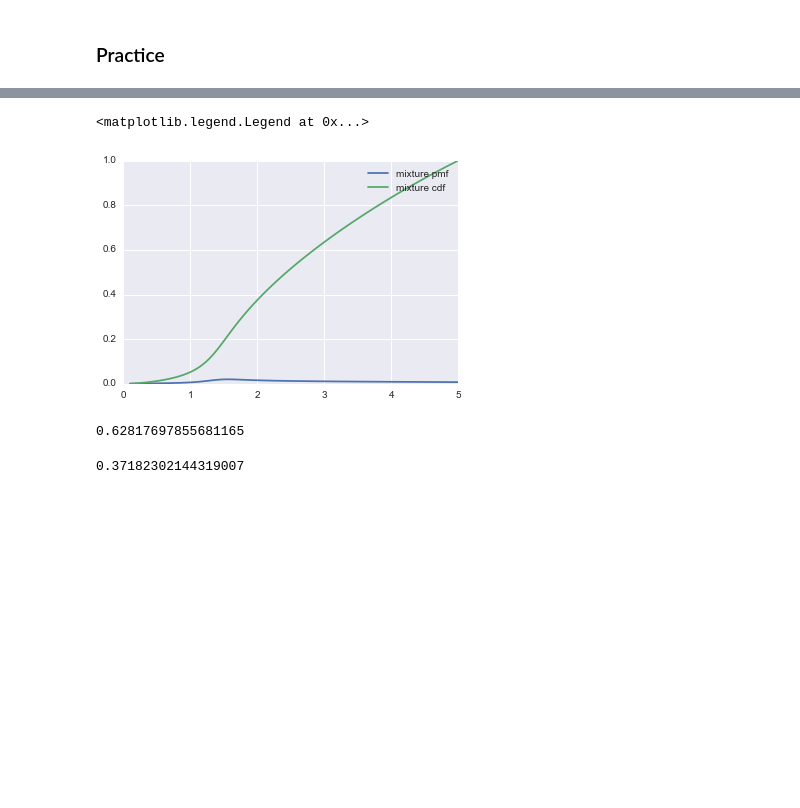
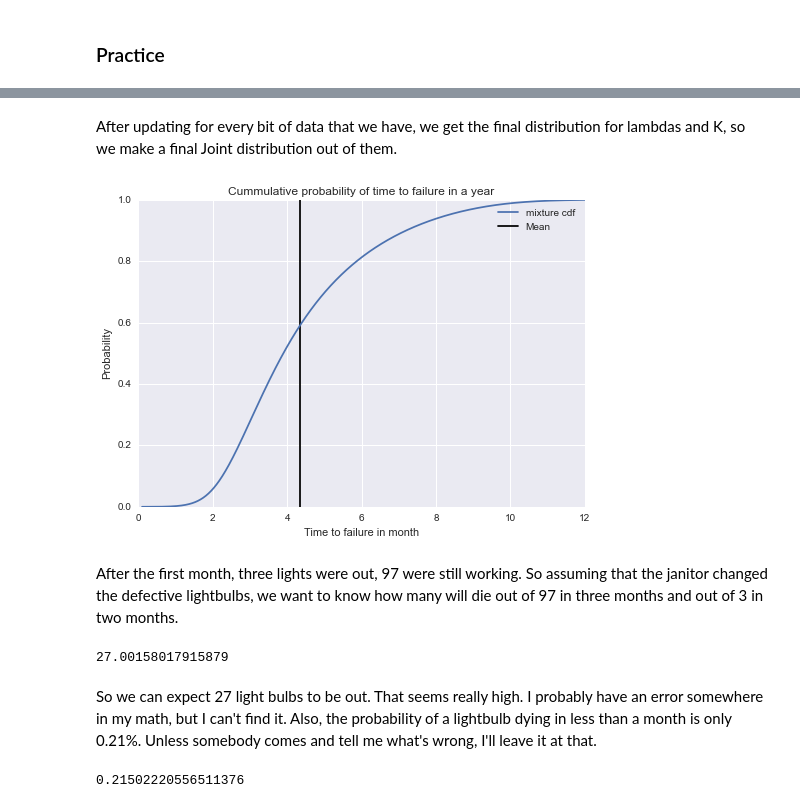
Before and after one commit to atremblay/ThinkBayes2, a Jupyter notebook: Chapter 7 - Exercices.ipynb, the cells around one changed output, grey strips where cells are left out. Drawn from its saved outputs; the diff is of its cells as text; code cells hidden in the pictures; blank space fills up the shorter version.

```diff
--- a/Chapter 7 - Exercices.ipynb
+++ b/Chapter 7 - Exercices.ipynb
@@ -285,10 +280,19 @@ class Light(Suite):
             return 1-EvalWeibullCdf(age, lam, k)
         else:
             return EvalWeibullCdf(age, lam, k)
+# %%
+def Update(lambdas, K, age, good):
+    """Performs the Baysian Update and returns the PMFs
+           of k and lam"""
+    joint = MakeJoint(lambdas, K)
+    suite = Light(joint)
+    suite.Update((age, good))
+    lambdas = suite.Marginal(1, label=lambdas.label)
+    K = suite.Marginal(0, label=K.label)
+    return lambdas, K
 # %%
-lambdas=np.linspace(1,10,100)
-K=np.linspace(1,10,100)
-light = Light(lambdas, K)
+lambdas = Suite(np.linspace(1,10,100), label="lambda")
+K = Suite(np.linspace(1,10,100), label="k")
 # %%
 bad = [(1,False) for _ in range(3)]
 good = [(1,True) for _ in range(97)]
@@ -317,0 +299,9 @@ _ = plt.legend(['lambda', 'k'])
+# %%
+for age, good in bad + good:
+    lambdas, K = Update(lambdas, K, age, good)
+# %%
+x, y = zip(*sorted(lambdas.Items()))
+plt.plot(x, y)
+x, y = zip(*sorted(K.Items()))
+plt.plot(x, y)
+_ = plt.legend(['lambda', 'k'])
@@ -317,0 +310,2 @@ _ = plt.legend(['lambda', 'k'])
+# %% [markdown]
+After updating for every bit of data that we have, we get the final distribution for lambdas and K, so we make a final Joint distribution out of them.
@@ -344,19 +338,25 @@ for (lam, k), prob in light.Items():
 metapmf.Normalize()
 mix = MakeMixture(metapmf)
 # %%
-xs = np.linspace(0.1, 5, 100)
-plt.plot(xs, [mix.Prob(x) for x in xs])
+xs = np.linspace(0.1, 12, 1000)
 mixCdf = MakeCdfFromPmf(mix)
 plt.plot(xs, [mixCdf.Prob(x) for x in xs])
-plt.legend(['mixture pmf', 'mixture cdf'])
+plt.vlines(mix.Mean(), 0, 1)
+plt.title('Cummulative probability of time to failure in a year')
+plt.xlabel('Time to failure in month')
+plt.ylabel('Probability')
+_ = plt.legend(['mixture cdf', 'Mean'])
 # %% [output]
-<matplotlib.legend.Legend at 0x...>
-[figure, old version]
+[figure, new version]
+# %% [markdown]
+After the first month, three lights were out, 97 were still working. So assuming that the janitor changed the defective lightbulbs, we want to know how many will die out of 97 in three months and out of 3 in two months.
+# %%
+97*mix.ProbLess(3) + 3*mix.ProbLess(2)
+# %% [output]
+27.00158017915879
+# %% [markdown]
+So we can expect 27 light bulbs to be out. That seems really high. I probably have an error somewhere in my math, but I can't find it. Also, the probability of a lightbulb dying in less than a month is only 0.21%. Unless somebody comes and tell me what's wrong, I'll leave it at that.
 # %%
-mix.ProbLess(3)
+mix.ProbLess(1)*100
 # %% [output]
-0.62817697855681165
+0.21502220556511376
-# %%
-mix.ProbGreater(3)
-# %% [output]
-0.37182302144319007
```
Also changed, not shown: parts of 19 cells of this notebook.
